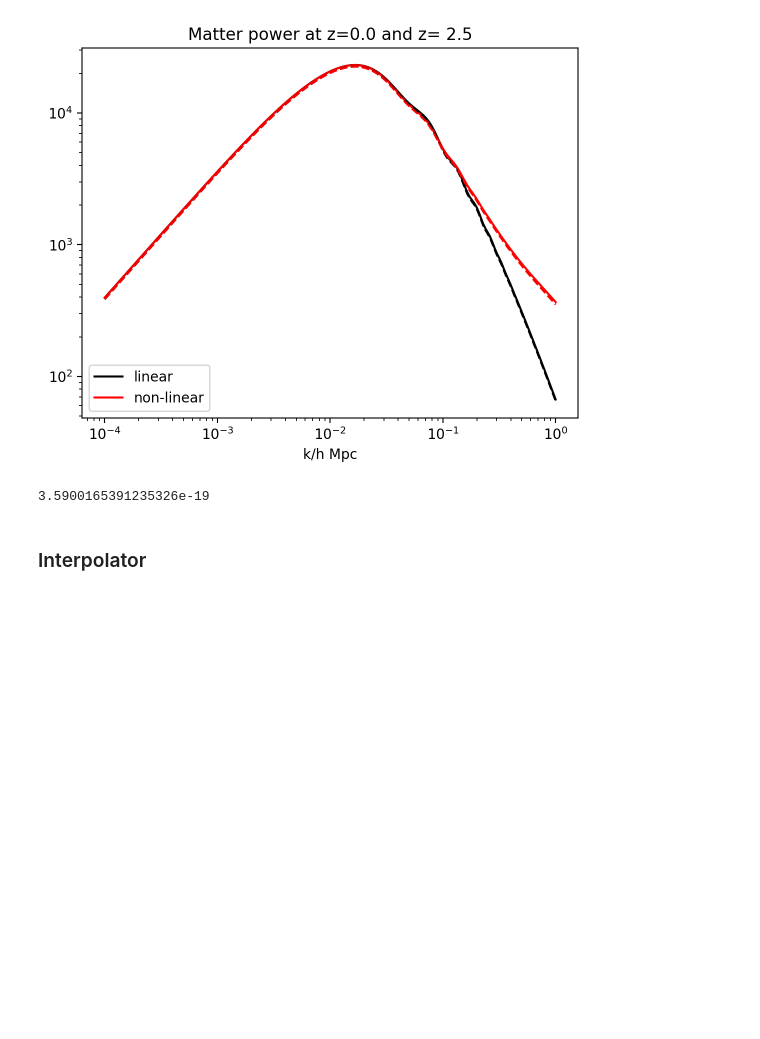
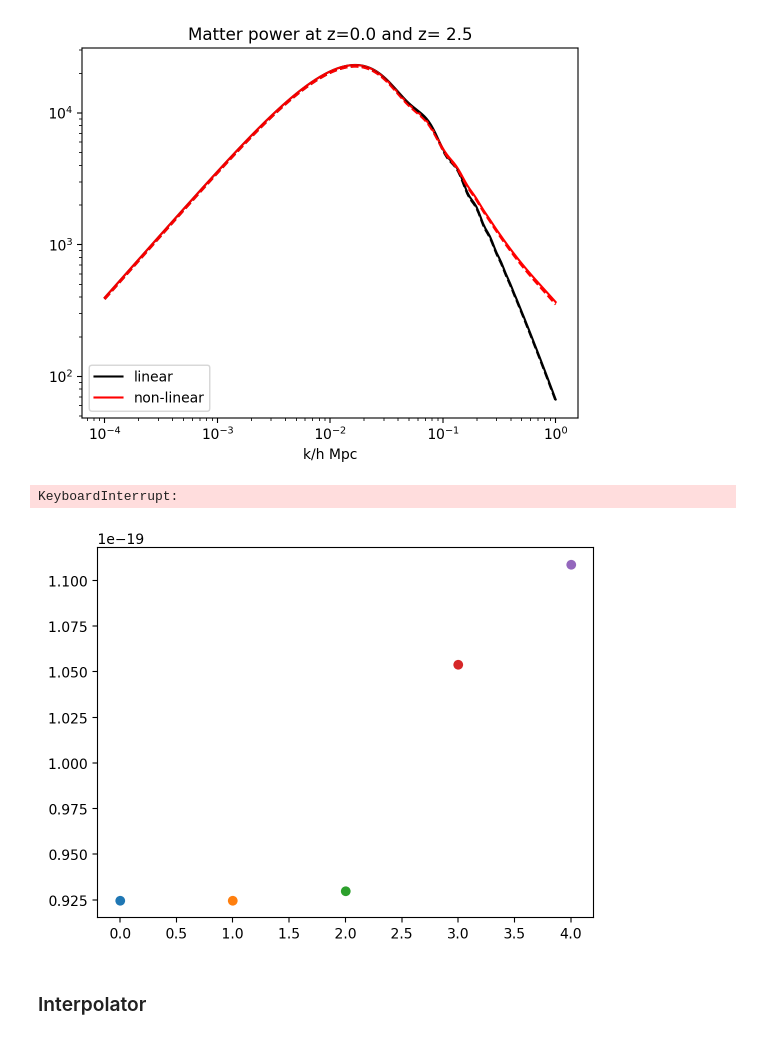
Before and after one commit to vPedreros/dfi-summer-2023, a Jupyter notebook: summer_nb.ipynb, the cells around one changed output. Cells and saved outputs as stored; diff of their text form; code cells hidden in the pictures; blank space fills up the shorter version.

```diff
--- a/summer_nb.ipynb
+++ b/summer_nb.ipynb
@@ -393,17 +407,29 @@ for rslt in dict_mpw_data:
     rslt = np.loadtxt('mpw_data/'+rslt)
 # %%
 # Interpolating the data
-mpw = interpolate.RectBivariateSpline(z, kh, pk)
+mpw_linear = interpolate.RectBivariateSpline(z, kh, pk)
+mpw_nonlinear = interpolate.RectBivariateSpline(z_nonlin, kh_nonlin, pk_nonlin)
 # %%
 def convergence_gammagamma(i, j, l, zmin=0, zmax=2.5):
     def integrand(z):
         term1 = weight_gammagamma(i, z) * weight_gammagamma(j, z) / (E(z) * r(z) ** 2)
         k = (l + 1/2) / r(z)
-        term2 = mpw(z, k)
+        term2 = mpw_linear(z, k)
         return term1 * term2
     integral = integrate.quad(integrand, zmin, zmax)[0]
     return const.c.value / pars.H0 * integral
 # %%
-convergence_gammagamma(50, 51, 0)
+convergence_gammagamma(0, 0, 0)
-# %% [output]
-3.5900165391235326e-19
+# %%
+fig, ax = plt.subplots()
+
+ls = range(pars.min_l, pars.max_l + 1)
+
+for l in range(6):
+    ax.scatter(l, convergence_gammagamma(0, 0, l))#, label='bins %s'%(str(0)+'&'+str(0)))
+ax.set_xlabel('Multipole l')
+ax.set_ylabel('C_%s^{\gamma\gamma(l)}'%(str(0),str(0)))
+#ax.legend()
+# %% [output]
+KeyboardInterrupt:
+[figure, added]
```
Also changed, not shown: parts of 4 cells of this notebook, 10 other files.
